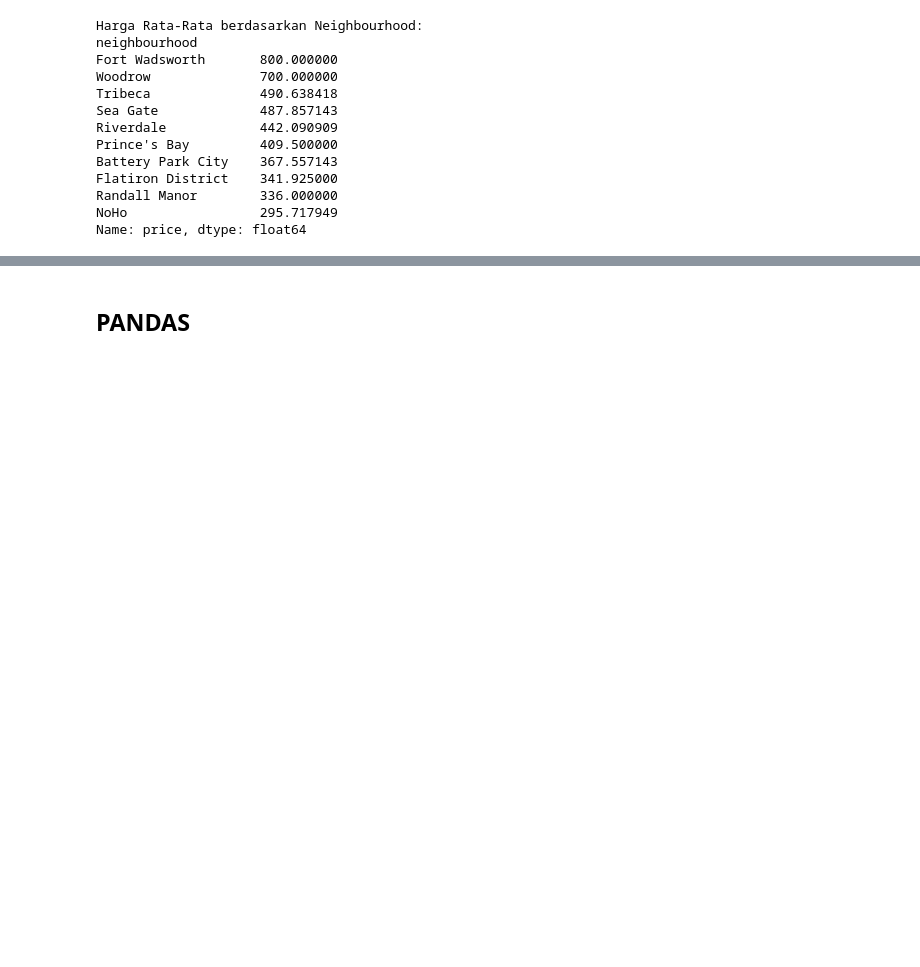
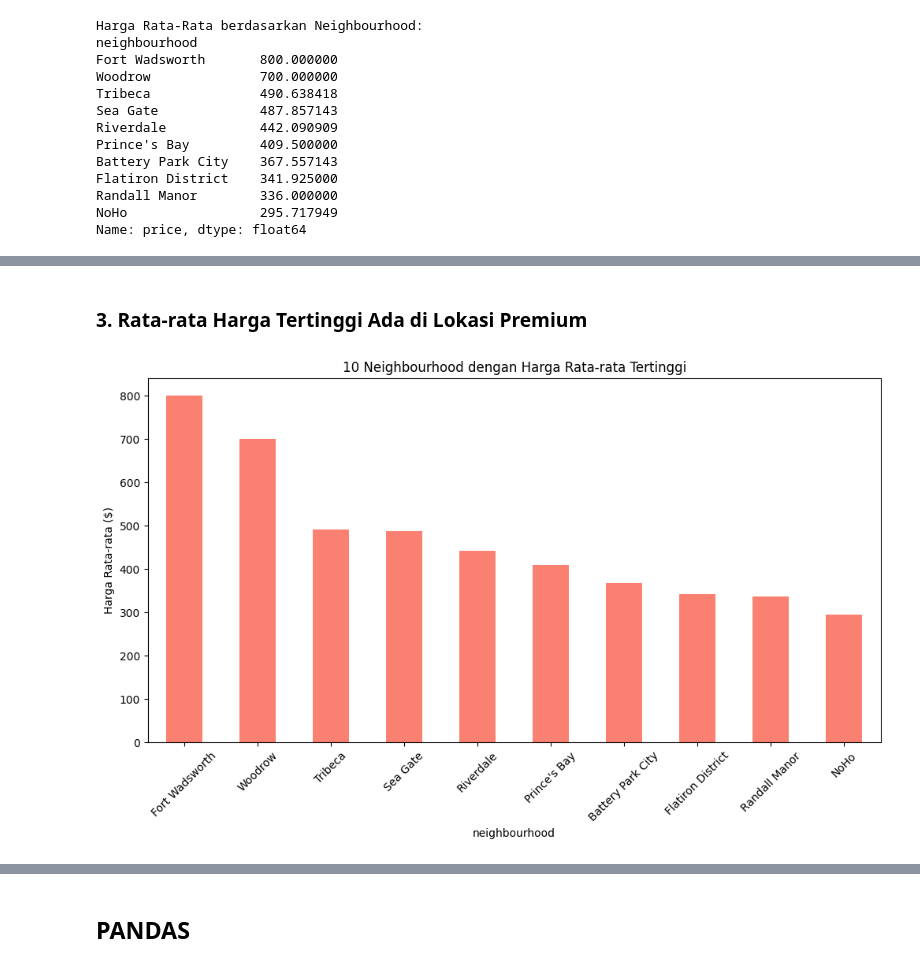
Before and after one commit to Zaxzz/kecerdasan_buatan, a Jupyter notebook: UTS_AI.ipynb, the cells around one changed output, grey strips where cells are left out. Drawn from its saved outputs; the diff is of its cells as text; code cells hidden in the pictures; blank space fills up the shorter version.

```diff
--- a/UTS_AI.ipynb
+++ b/UTS_AI.ipynb
@@ -187,0 +219,15 @@ Name: price, dtype: float64
+# %% [markdown]
+### 3. Rata-rata Harga Tertinggi Ada di Lokasi Premium
+# %%
+if 'neighbourhood' in df_airbnb.columns:
+    top_neigh = df_airbnb.groupby('neighbourhood')['price'].mean().sort_values(ascending=False).head(10)
+
+    plt.figure(figsize=(12,6))
+    top_neigh.plot(kind='bar', color='salmon')
+    plt.title('10 Neighbourhood dengan Harga Rata-rata Tertinggi')
+    plt.ylabel('Harga Rata-rata ($)')
+    plt.xticks(rotation=45)
+    plt.savefig('top_neighbourhoods.png')
+    plt.show()
+# %% [output]
+[figure, added]
```
Also changed, not shown: parts of 16 cells of this notebook.
